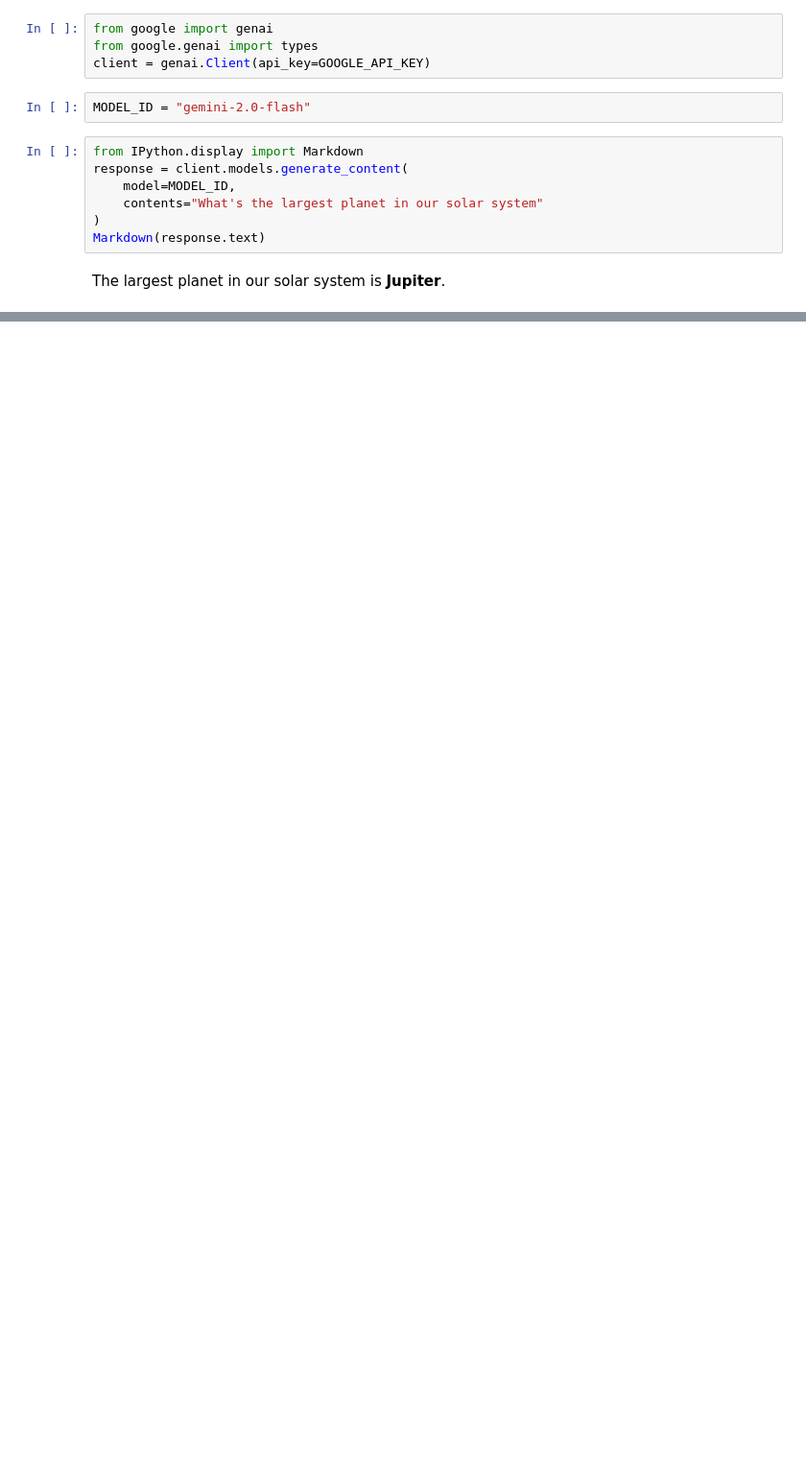
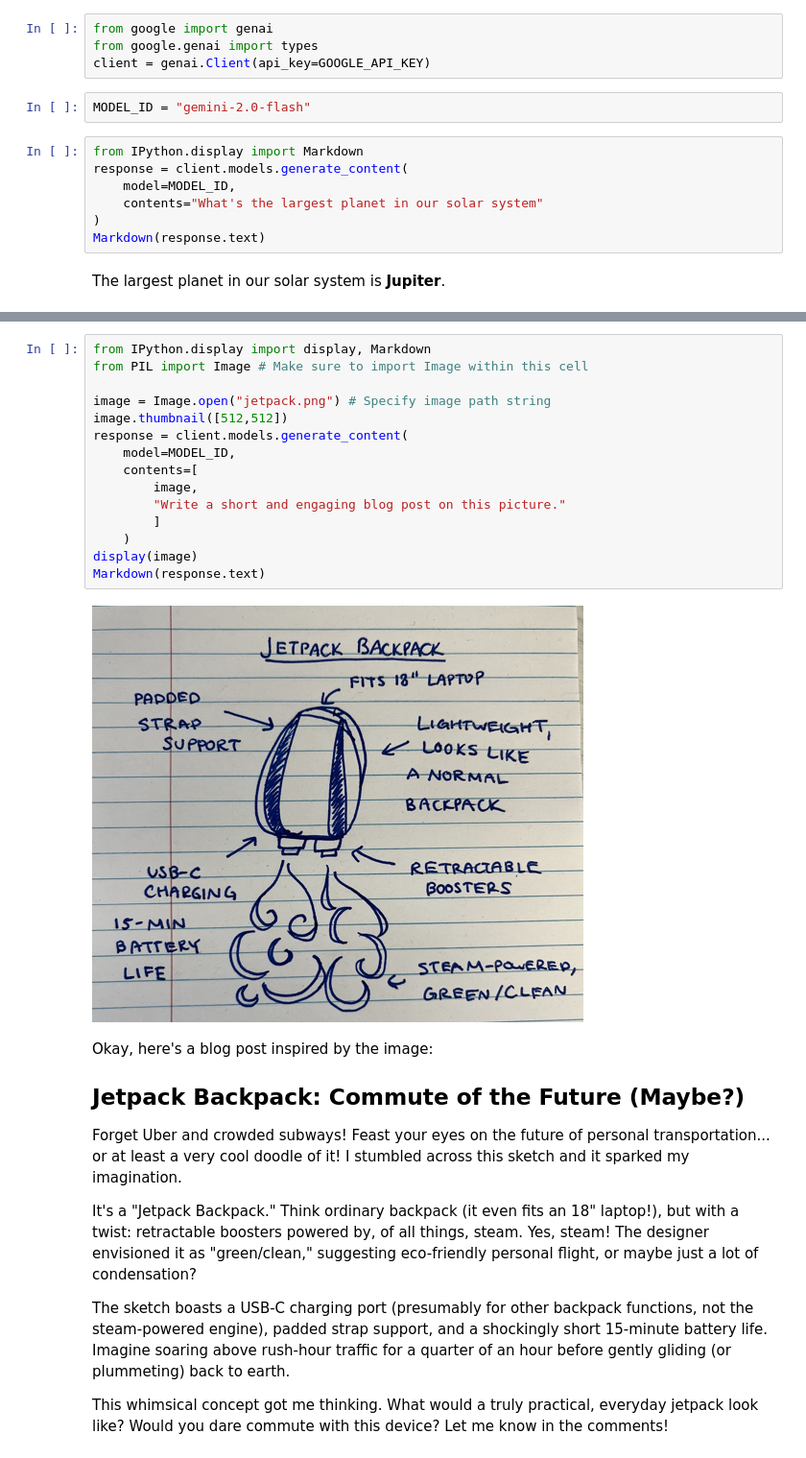
Before and after one commit to Gopi558309/Python, a Jupyter notebook: Intro_Gemini_AI.ipynb, the cells around one changed output, grey strips where cells are left out. Shown at 96% size. Cells and saved outputs as stored; diff of their text form; blank space fills up the shorter version.

```diff
--- a/Intro_Gemini_AI.ipynb
+++ b/Intro_Gemini_AI.ipynb
@@ -91,0 +112,28 @@ There are 120 different ways to arrange the letters in VINAY.
+# %%
+from IPython.display import display, Markdown
+from PIL import Image # Make sure to import Image within this cell
+
+image = Image.open("jetpack.png") # Specify image path string
+image.thumbnail([512,512])
+response = client.models.generate_content(
+    model=MODEL_ID,
+    contents=[
+        image,
+        "Write a short and engaging blog post on this picture."
+        ]
+    )
+display(image)
+Markdown(response.text)
+# %% [output]
+[figure, added]
+Okay, here's a blog post inspired by the image:
+
+## Jetpack Backpack: Commute of the Future (Maybe?)
+
+Forget Uber and crowded subways! Feast your eyes on the future of personal transportation... or at least a very cool doodle of it! I stumbled across this sketch and it sparked my imagination.
+
+It's a "Jetpack Backpack."  Think ordinary backpack (it even fits an 18" laptop!), but with a twist: retractable boosters powered by, of all things, steam. Yes, steam! The designer envisioned it as "green/clean," suggesting eco-friendly personal flight, or maybe just a lot of condensation?
+
+The sketch boasts a USB-C charging port (presumably for other backpack functions, not the steam-powered engine), padded strap support, and a shockingly short 15-minute battery life.  Imagine soaring above rush-hour traffic for a quarter of an hour before gently gliding (or plummeting) back to earth.
+
+This whimsical concept got me thinking. What would a truly practical, everyday jetpack look like?  Would you dare commute with this device? Let me know in the comments!
```
Also changed, not shown: parts of 14 cells of this notebook.
